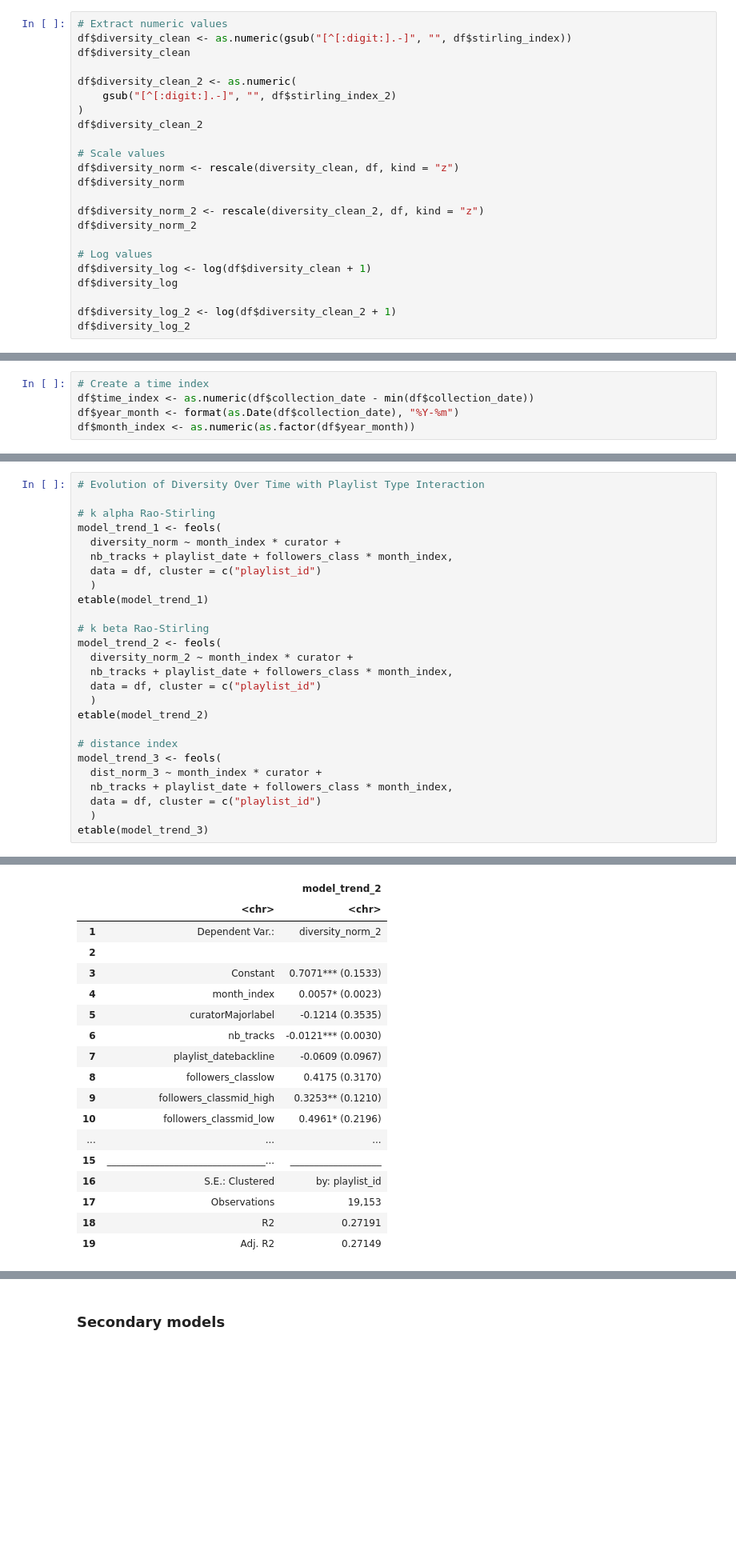
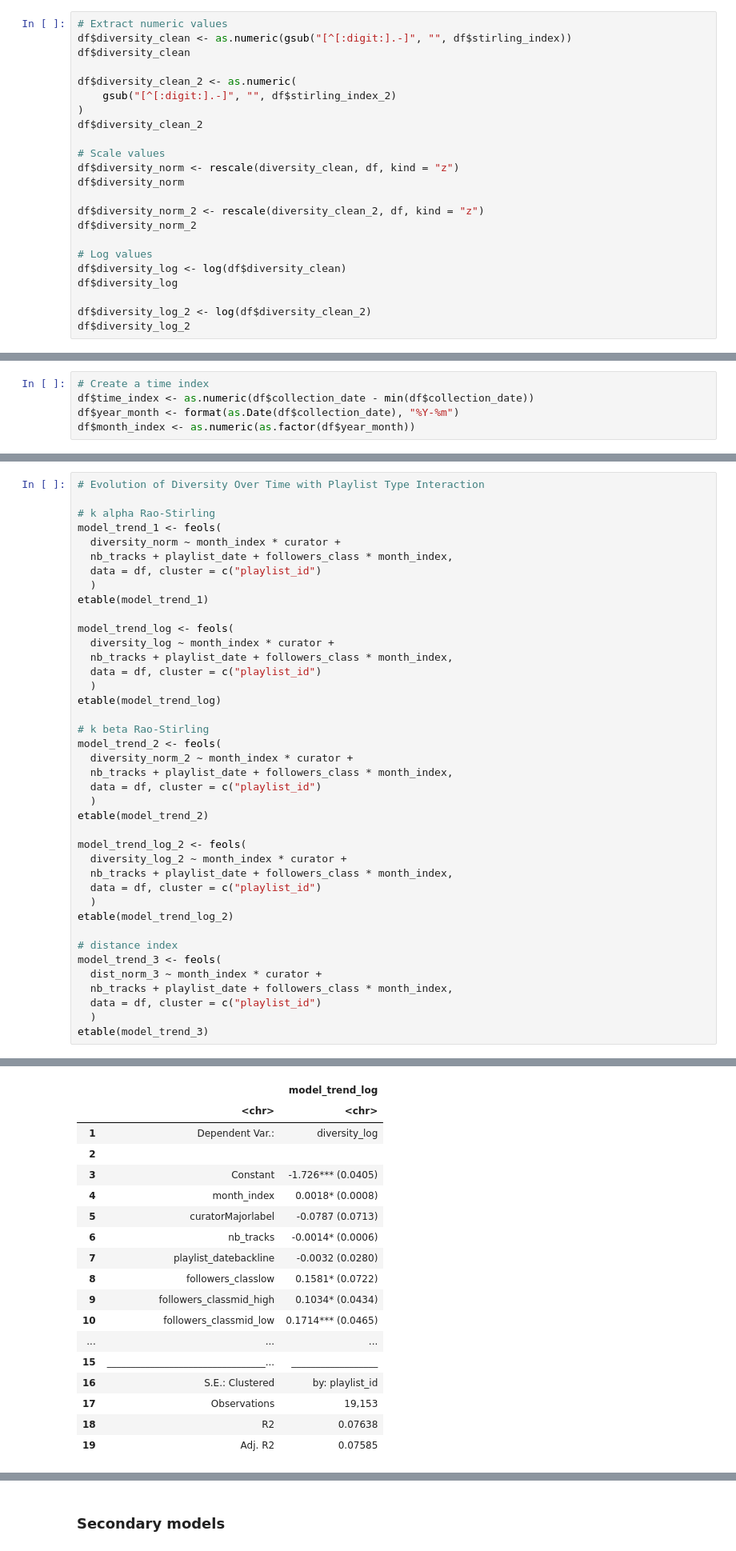
Before and after one commit to julienmbarki/article-diversity-editorial, a Jupyter notebook: data_analysis/data_analysis.ipynb, the cells around one changed output, grey strips where cells are left out. Shown at 80% size. Saved outputs shown, nothing was run; the diff lists cells and outputs as text; blank space fills up the shorter version.

```diff
--- a/data_analysis/data_analysis.ipynb
+++ b/data_analysis/data_analysis.ipynb
@@ -129,10 +129,10 @@ df$diversity_norm_2 <- rescale(diversity_clean_2, df, kind = "z")
 df$diversity_norm_2
 
 # Log values
-df$diversity_log <- log(df$diversity_clean + 1)
+df$diversity_log <- log(df$diversity_clean)
 df$diversity_log
 
-df$diversity_log_2 <- log(df$diversity_clean_2 + 1)
+df$diversity_log_2 <- log(df$diversity_clean_2)
 df$diversity_log_2
 # %% [output]
     [1] 0.19848049 0.13040538 0.12884873 0.13123587 0.12989972 0.13268050
@@ -1379,6 +1613,13 @@ model_trend_1 <- feols(
   )
 etable(model_trend_1)
 
+model_trend_log <- feols(
+  diversity_log ~ month_index * curator +
+  nb_tracks + playlist_date + followers_class * month_index,
+  data = df, cluster = c("playlist_id")
+  )
+etable(model_trend_log)
+
 # k beta Rao-Stirling
 model_trend_2 <- feols(
   diversity_norm_2 ~ month_index * curator +
@@ -1387,50 +1628,57 @@ model_trend_2 <- feols(
   )
 etable(model_trend_2)
 
+model_trend_log_2 <- feols(
+  diversity_log_2 ~ month_index * curator +
+  nb_tracks + playlist_date + followers_class * month_index,
+  data = df, cluster = c("playlist_id")
+  )
+etable(model_trend_log_2)
+
 # distance index
 model_trend_3 <- feols(
   dist_norm_3 ~ month_index * curator +
   nb_tracks + playlist_date + followers_class * month_index,
   data = df, cluster = c("playlist_id")
   )
 etable(model_trend_3)
 # %% [output]
 A etable_df: 19 × 2
 |  |  | model_trend_1 |
 |  | <chr> | <chr> |
 | 1 | Dependent Var.: | diversity_norm |
 | 2 |  |  |
 | 3 | Constant | 0.1242 (0.1489) |
 | 4 | month_index | 0.0057* (0.0025) |
 | 5 | curatorMajorlabel | -0.1653 (0.2890) |
 | 6 | nb_tracks | -0.0059* (0.0027) |
 | 7 | playlist_datebackline | 0.0350 (0.1027) |
 | 8 | followers_classlow | 0.4800. (0.2606) |
 | 9 | followers_classmid_high | 0.3406* (0.1459) |
 | 10 | followers_classmid_low | 0.5480*** (0.1613) |
 | ... | ... | ... |
 | 15 | _________________________________... | __________________ |
 | 16 | S.E.: Clustered | by: playlist_id |
 | 17 | Observations | 19,153 |
 | 18 | R2 | 0.08404 |
 | 19 | Adj. R2 | 0.08352 |
 A etable_df: 19 × 2
-|  |  | model_trend_2 |
+|  |  | model_trend_log |
 |  | <chr> | <chr> |
-| 1 | Dependent Var.: | diversity_norm_2 |
+| 1 | Dependent Var.: | diversity_log |
 | 2 |  |  |
-| 3 | Constant | 0.7071*** (0.1533) |
-| 4 | month_index | 0.0057* (0.0023) |
-| 5 | curatorMajorlabel | -0.1214 (0.3535) |
-| 6 | nb_tracks | -0.0121*** (0.0030) |
-| 7 | playlist_datebackline | -0.0609 (0.0967) |
-| 8 | followers_classlow | 0.4175 (0.3170) |
-| 9 | followers_classmid_high | 0.3253** (0.1210) |
-| 10 | followers_classmid_low | 0.4961* (0.2196) |
+| 3 | Constant | -1.726*** (0.0405) |
+| 4 | month_index | 0.0018* (0.0008) |
+| 5 | curatorMajorlabel | -0.0787 (0.0713) |
+| 6 | nb_tracks | -0.0014* (0.0006) |
+| 7 | playlist_datebackline | -0.0032 (0.0280) |
+| 8 | followers_classlow | 0.1581* (0.0722) |
+| 9 | followers_classmid_high | 0.1034* (0.0434) |
+| 10 | followers_classmid_low | 0.1714*** (0.0465) |
 | ... | ... | ... |
-| 15 | _________________________________... | ___________________ |
+| 15 | _________________________________... | __________________ |
 | 16 | S.E.: Clustered | by: playlist_id |
 | 17 | Observations | 19,153 |
-| 18 | R2 | 0.27191 |
-| 19 | Adj. R2 | 0.27149 |
+| 18 | R2 | 0.07638 |
+| 19 | Adj. R2 | 0.07585 |
 A etable_df: 19 × 2
```
Also changed, not shown: parts of 16 cells of this notebook.
